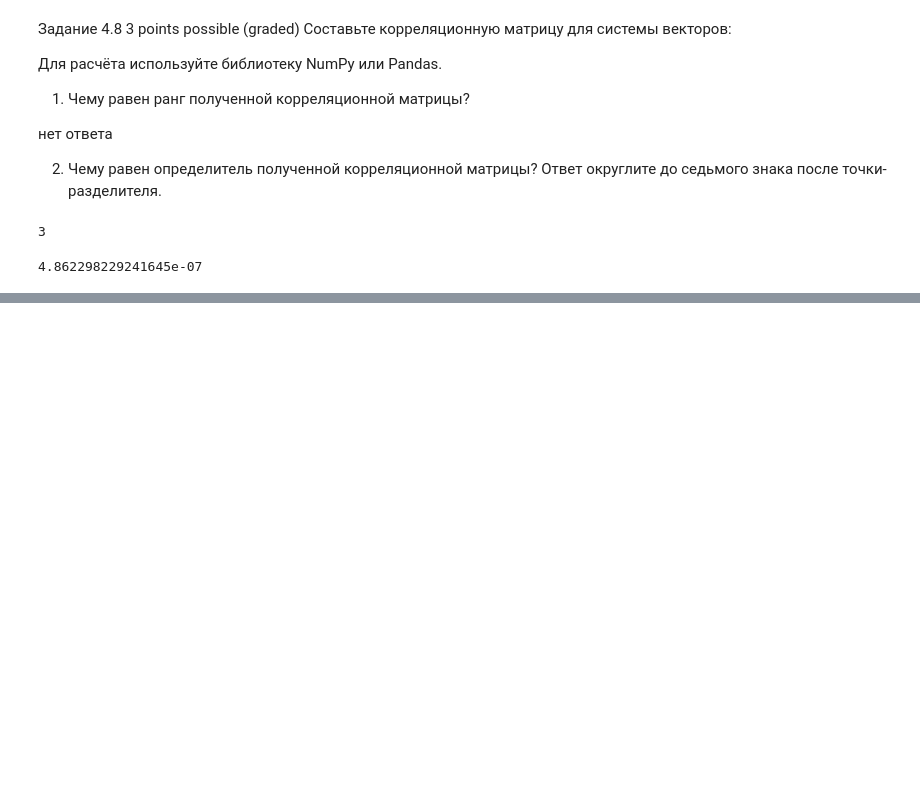
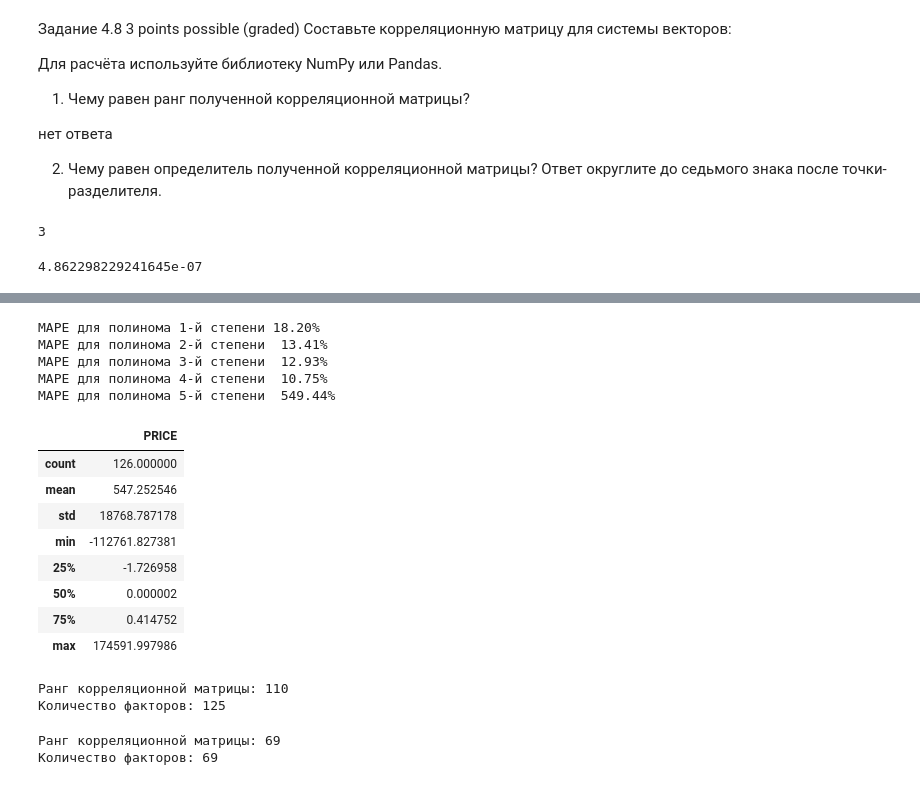
Before and after one commit to eartzhi/lessons, a Jupyter notebook: math&ml_02/math.ipynb, the cells around one changed output, grey strips where cells are left out. Drawn from its saved outputs; the diff is of its cells as text; code cells hidden in the pictures; blank space fills up the shorter version.

```diff
--- a/math&ml_02/math.ipynb
+++ b/math&ml_02/math.ipynb
@@ -310,0 +371,71 @@ np.linalg.det(x_corr)
+# %%
+def polynomial_regression(X, y, k):
+    poly = PolynomialFeatures(degree=k, include_bias=True)
+    X_poly = poly.fit_transform(X)
+    w_hat = np.linalg.inv(X_poly.T@X_poly)@X_poly.T@y
+    y_pred = X_poly @ w_hat
+    return X_poly, y_pred, w_hat
+# %%
+A = boston_data[['LSTAT', 'PTRATIO', 'RM', 'CRIM']]
+y = boston_data[['PRICE']]
+
+A_poly, y_pred, w_hat = polynomial_regression(A, y, 1)
+A_poly2, y_pred2, w_hat2 = polynomial_regression(A, y, 2)
+A_poly3, y_pred3, w_hat3 = polynomial_regression(A, y, 3)
+A_poly4, y_pred4, w_hat4 = polynomial_regression(A, y, 4)
+A_poly5, y_pred5, w_hat5 = polynomial_regression(A, y, 5)
+# %%
+from sklearn.metrics import mean_absolute_percentage_error
+
+print('MAPE для полинома 1-й степени {:.2f}%'.format(mean_absolute_percentage_error(y, y_pred)*100))
+print('MAPE для полинома 2-й степени  {:.2f}%'.format(mean_absolute_percentage_error(y, y_pred2)*100))
+print('MAPE для полинома 3-й степени  {:.2f}%'.format(mean_absolute_percentage_error(y, y_pred3)*100))
+print('MAPE для полинома 4-й степени  {:.2f}%'.format(mean_absolute_percentage_error(y, y_pred4)*100))
+print('MAPE для полинома 5-й степени  {:.2f}%'.format(mean_absolute_percentage_error(y, y_pred5)*100))
+## MAPE для полинома 1-й степени 18.20%
+## MAPE для полинома 2-й степени 13.41%
+## MAPE для полинома 3-й степени 12.93%
+## MAPE для полинома 4-й степени 10.74%
+## MAPE для полинома 5-й степени 70.18%
+# %% [output]
+MAPE для полинома 1-й степени 18.20%
+MAPE для полинома 2-й степени  13.41%
+MAPE для полинома 3-й степени  12.93%
+MAPE для полинома 4-й степени  10.75%
+MAPE для полинома 5-й степени  549.44%
+# %%
+display(pd.DataFrame(w_hat5).describe())
+# %% [output]
+|  | PRICE |
+| count | 126.000000 |
+| mean | 547.252546 |
+| std | 18768.787178 |
+| min | -112761.827381 |
+| 25% | -1.726958 |
+| 50% | 0.000002 |
+| 75% | 0.414752 |
+| max | 174591.997986 |
+# %%
+# считаем матрицу корреляций (без столбца из единиц)
+C = pd.DataFrame(A_poly5[:, 1:]).corr()
+# считаем ранг корреляционной матрицы
+print('Ранг корреляционной матрицы:', np.linalg.matrix_rank(C))
+# считаем количество факторов (не включая столбец из единиц)
+print('Количество факторов:', A_poly5[:, 1:].shape[1])
+# Ранг корреляционной матрицы: 110
+# Количество факторов: 125
+# %% [output]
+Ранг корреляционной матрицы: 110
+Количество факторов: 125
+# %%
+# считаем матрицу корреляций (без столбца из единиц)
+C = pd.DataFrame(A_poly4[:, 1:]).corr()
+# считаем ранг корреляционной матрицы
+print('Ранг корреляционной матрицы:', np.linalg.matrix_rank(C))
+# считаем количество факторов (не включая столбец из единиц)
+print('Количество факторов:', A_poly4[:, 1:].shape[1])
+## Ранг корреляционной матрицы: 69
+## Количество факторов: 69
+# %% [output]
+Ранг корреляционной матрицы: 69
+Количество факторов: 69
```
Also changed, not shown: parts of 28 cells of this notebook, 3 other files.
